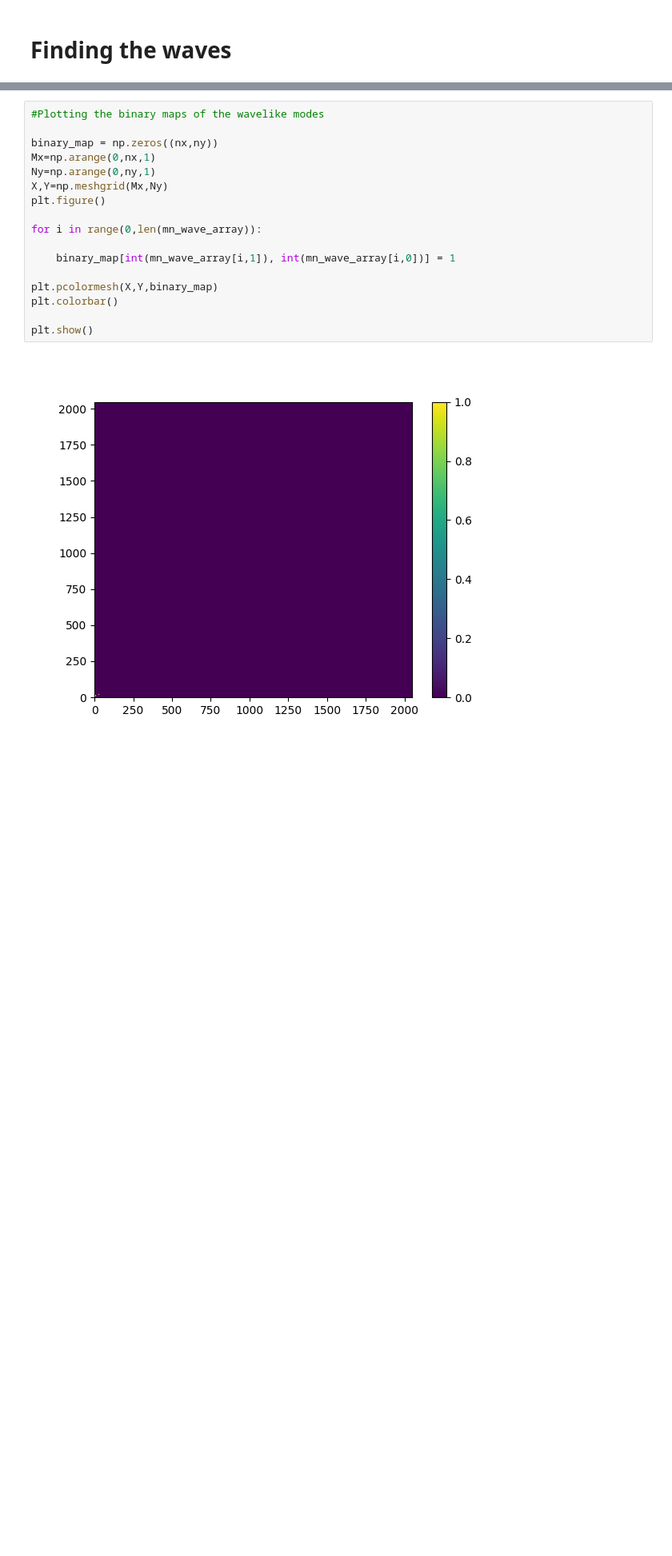
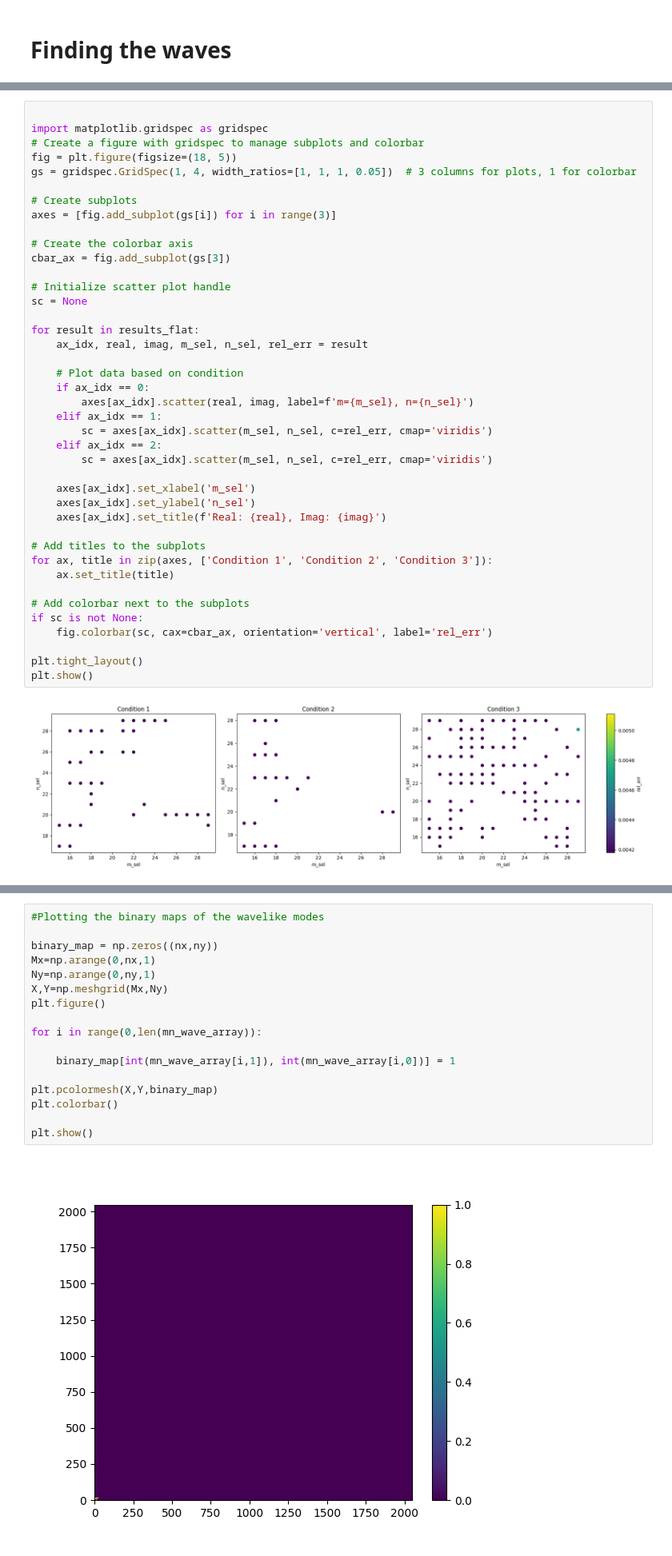
Before and after one commit to LennardMiller/Stage_M2, a Jupyter notebook: Basin Mode Projection/Rossby_diag_closed_case.ipynb, the cells around one changed output, grey strips where cells are left out. Shown at 80% size. Cells and saved outputs as stored; diff of their text form; blank space fills up the shorter version.

```diff
--- a/Basin Mode Projection/Rossby_diag_closed_case.ipynb
+++ b/Basin Mode Projection/Rossby_diag_closed_case.ipynb
@@ -225,0 +397,43 @@ results = Parallel(n_jobs=-1)(delayed(find_mode)(m, n) for m in m_list for n in
+# %%
+
+import matplotlib.gridspec as gridspec
+# Create a figure with gridspec to manage subplots and colorbar
+fig = plt.figure(figsize=(18, 5))
+gs = gridspec.GridSpec(1, 4, width_ratios=[1, 1, 1, 0.05])  # 3 columns for plots, 1 for colorbar
+
+# Create subplots
+axes = [fig.add_subplot(gs[i]) for i in range(3)]
+
+# Create the colorbar axis
+cbar_ax = fig.add_subplot(gs[3])
+
+# Initialize scatter plot handle
+sc = None
+
+for result in results_flat:
+    ax_idx, real, imag, m_sel, n_sel, rel_err = result
+
+    # Plot data based on condition
+    if ax_idx == 0:
+        axes[ax_idx].scatter(real, imag, label=f'm={m_sel}, n={n_sel}')
+    elif ax_idx == 1:
+        sc = axes[ax_idx].scatter(m_sel, n_sel, c=rel_err, cmap='viridis')
+    elif ax_idx == 2:
+        sc = axes[ax_idx].scatter(m_sel, n_sel, c=rel_err, cmap='viridis')
+
+    axes[ax_idx].set_xlabel('m_sel')
+    axes[ax_idx].set_ylabel('n_sel')
+    axes[ax_idx].set_title(f'Real: {real}, Imag: {imag}')
+
+# Add titles to the subplots
+for ax, title in zip(axes, ['Condition 1', 'Condition 2', 'Condition 3']):
+    ax.set_title(title)
+
+# Add colorbar next to the subplots
+if sc is not None:
+    fig.colorbar(sc, cax=cbar_ax, orientation='vertical', label='rel_err')
+
+plt.tight_layout()
+plt.show()
+# %% [output]
+[figure, added]
```
Also changed, not shown: parts of 17 cells of this notebook, 15 other files.
